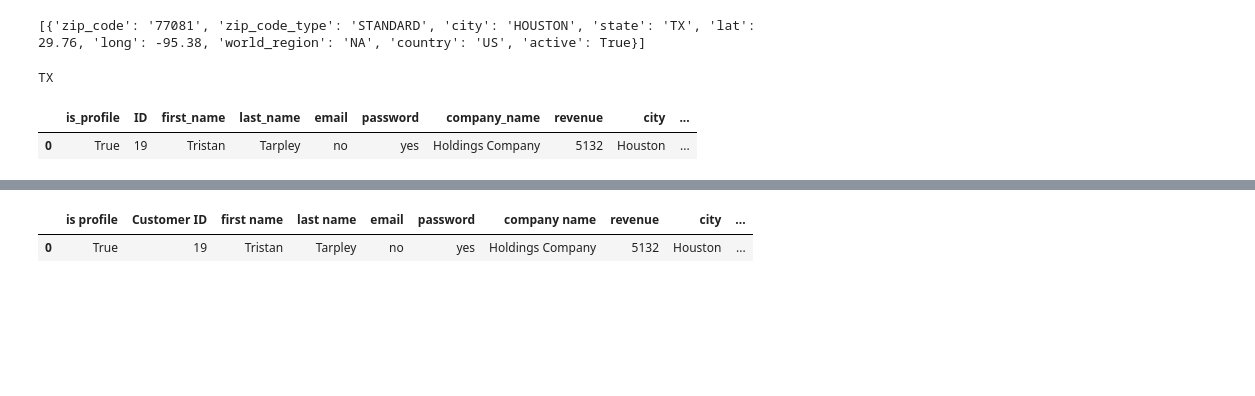
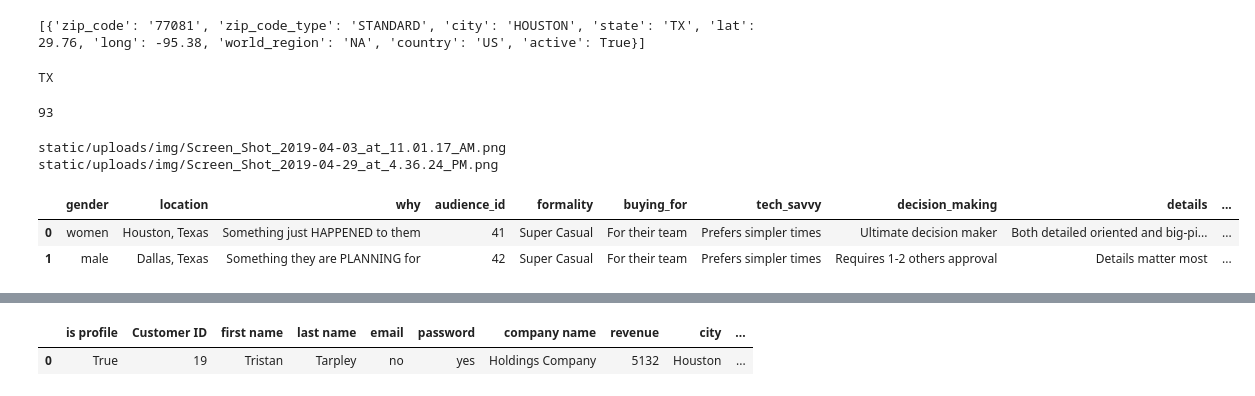
Before and after one commit to tristan-kenneth-tarpley/marketr, a Jupyter notebook: analysis.ipynb, the cells around one changed output, grey strips where cells are left out. Cells and saved outputs as stored; diff of their text form; code cells hidden in the pictures; blank space fills up the shorter version.

Commit message:
bug fixes, email verification, splash pages

```diff
--- a/analysis.ipynb
+++ b/analysis.ipynb
@@ -44,7 +47,17 @@ cursor = db.cursor()
-# %%
-test = sql_to_df("""SELECT * FROM dbo.customer_basic WHERE ID = """ + str(19))
-test.insert(loc=0, column='is_profile', value=True)
-test
-# %% [output]
-|  | is_profile | ID | first_name | last_name | email | password | company_name | revenue | city | ... |
-| 0 | True | 19 | Tristan | Tarpley | no | yes | Holdings Company | 5132 | Houston | ... |
+# %%
+cursor = db.cursor()
+data = cursor.execute('SELECT * FROM dbo.customer_basic WHERE id = 93')
+data = cursor.fetchall()
+print(data[0][0])
+# %% [output]
+93
+# %%
+next_query = f"SELECT file_path FROM dbo.assets WHERE customer_id = 108"
+data = cursor.execute(next_query)
+data = cursor.fetchall()
+
+for asset in data:
+    print(asset[0])
+# %% [output]
+static/uploads/img/Screen_Shot_2019-04-03_at_11.01.17_AM.png
+static/uploads/img/Screen_Shot_2019-04-29_at_4.36.24_PM.png
@@ -50,0 +91,8 @@ test
+# %%
+load_company = load_company.drop(columns=['customer_id', 'age_group_1', 'age_group_2', 'age_group_3', 'age_group_4', 'age_group_5', 'age_group_6', 'age_group_7', 'age_group_8', 'before_1', 'before_2', 'before_3', 'before_4', 'before_5', 'before_6', 'before_7', 'before_8', 'before_9', 'before_10', 'before_freeform', 'after_1', 'after_2', 'after_3', 'after_4', 'after_5', 'after_6', 'after_7', 'after_8', 'after_9', 'after_10', 'after_freeform'])
+# %%
+load_company
+# %% [output]
+|  | gender | location | why | audience_id | formality | buying_for | tech_savvy | decision_making | details | ... |
+| 0 | women | Houston, Texas | Something just HAPPENED to them | 41 | Super Casual | For their team | Prefers simpler times | Ultimate decision maker | Both detailed oriented and big-pi... | ... |
+| 1 | male | Dallas, Texas | Something they are PLANNING for | 42 | Super Casual | For their team | Prefers simpler times | Requires 1-2 others approval | Details matter most | ... |
```
Also changed, not shown: parts of 27 cells of this notebook, 58 other files.
